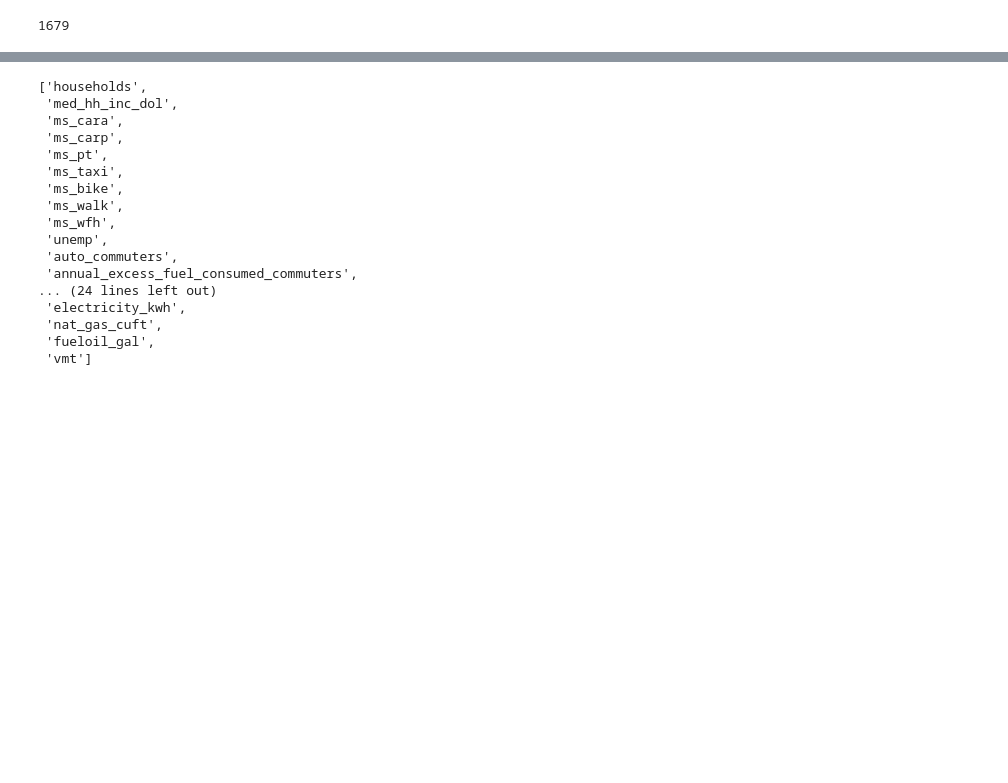
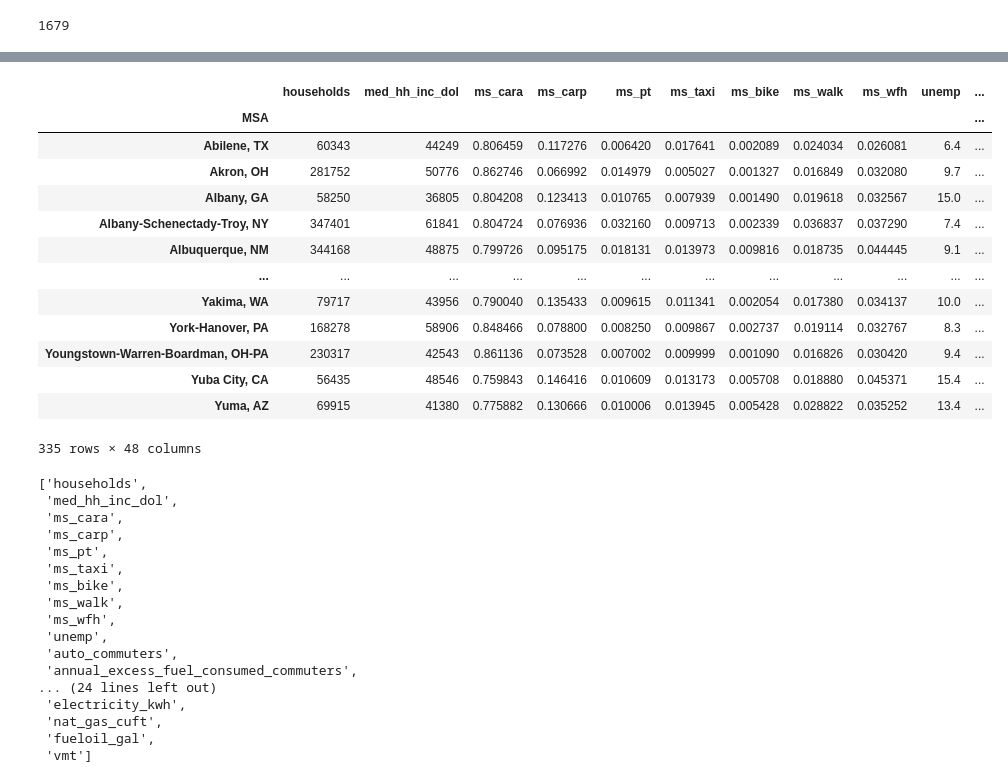
Before and after one commit to narslab/msa-emission-typologies, a Jupyter notebook: bin/jupyter/regression-models.ipynb, the cells around one changed output, grey strips where cells are left out. Cells and saved outputs as stored; diff of their text form; code cells hidden in the pictures; blank space fills up the shorter version.

```diff
--- a/bin/jupyter/regression-models.ipynb
+++ b/bin/jupyter/regression-models.ipynb
@@ -123,3 +123,20 @@ df.isnull().sum().sum()
+# %%
+df
+# %% [output]
+|  | households | med_hh_inc_dol | ms_cara | ms_carp | ms_pt | ms_taxi | ms_bike | ms_walk | ms_wfh | unemp | ... |
+| MSA |  |  |  |  |  |  |  |  |  |  | ... |
+| Abilene, TX | 60343 | 44249 | 0.806459 | 0.117276 | 0.006420 | 0.017641 | 0.002089 | 0.024034 | 0.026081 | 6.4 | ... |
+| Akron, OH | 281752 | 50776 | 0.862746 | 0.066992 | 0.014979 | 0.005027 | 0.001327 | 0.016849 | 0.032080 | 9.7 | ... |
+| Albany, GA | 58250 | 36805 | 0.804208 | 0.123413 | 0.010765 | 0.007939 | 0.001490 | 0.019618 | 0.032567 | 15.0 | ... |
+| Albany-Schenectady-Troy, NY | 347401 | 61841 | 0.804724 | 0.076936 | 0.032160 | 0.009713 | 0.002339 | 0.036837 | 0.037290 | 7.4 | ... |
+| Albuquerque, NM | 344168 | 48875 | 0.799726 | 0.095175 | 0.018131 | 0.013973 | 0.009816 | 0.018735 | 0.044445 | 9.1 | ... |
+| ... | ... | ... | ... | ... | ... | ... | ... | ... | ... | ... | ... |
+| Yakima, WA | 79717 | 43956 | 0.790040 | 0.135433 | 0.009615 | 0.011341 | 0.002054 | 0.017380 | 0.034137 | 10.0 | ... |
+| York-Hanover, PA | 168278 | 58906 | 0.848466 | 0.078800 | 0.008250 | 0.009867 | 0.002737 | 0.019114 | 0.032767 | 8.3 | ... |
+| Youngstown-Warren-Boardman, OH-PA | 230317 | 42543 | 0.861136 | 0.073528 | 0.007002 | 0.009999 | 0.001090 | 0.016826 | 0.030420 | 9.4 | ... |
+| Yuba City, CA | 56435 | 48546 | 0.759843 | 0.146416 | 0.010609 | 0.013173 | 0.005708 | 0.018880 | 0.045371 | 15.4 | ... |
+| Yuma, AZ | 69915 | 41380 | 0.775882 | 0.130666 | 0.010006 | 0.013945 | 0.005428 | 0.028822 | 0.035252 | 13.4 | ... |
+335 rows × 48 columns
 # %%
 cols_to_plot = df.iloc[:, :-8]
 # %%
```
Also changed, not shown: parts of 5 cells of this notebook, 28 other files.
